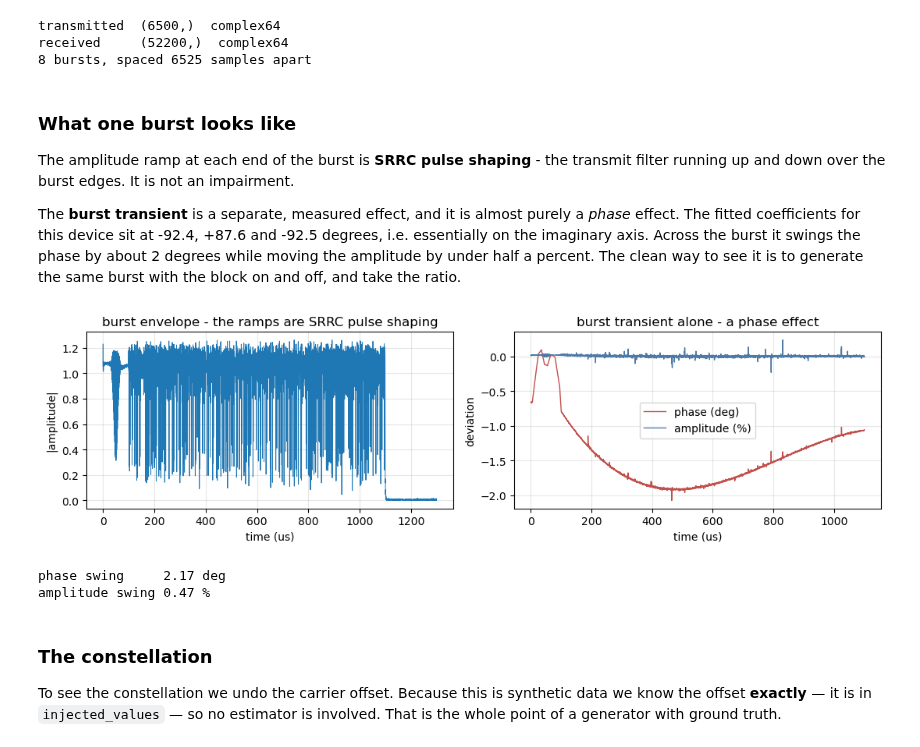
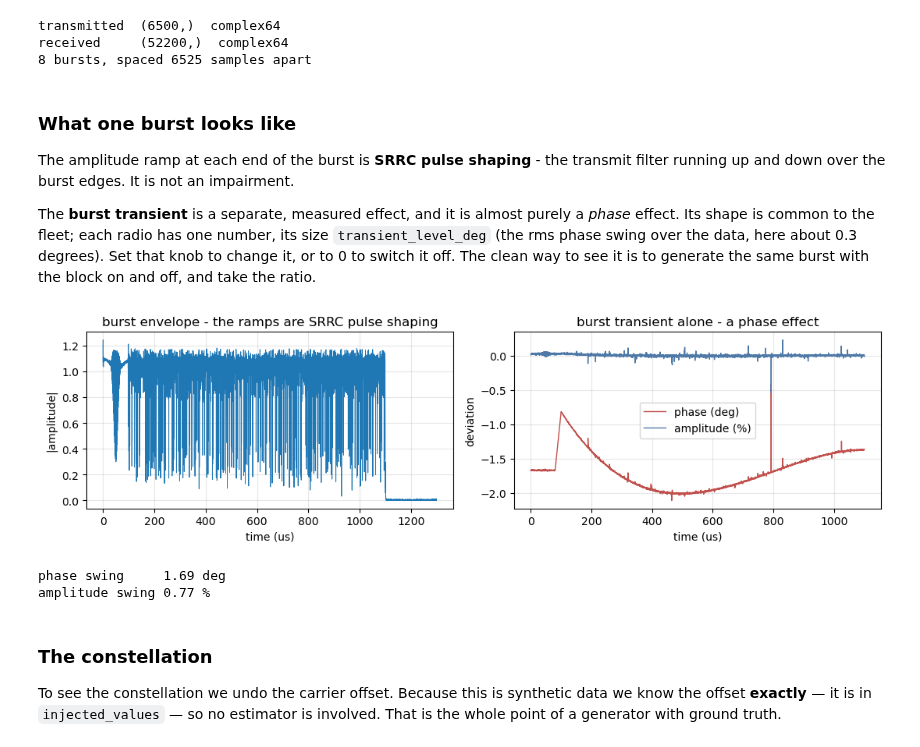
Before and after one commit to SuperStupidness/RF-Fingerprint-Synth, a Jupyter notebook: getting_started.ipynb, the cells around one changed output. Cells and saved outputs as stored; diff of their text form; code cells hidden in the pictures.

Commit message:
Generator improvement and figure regeneration

```diff
--- a/getting_started.ipynb
+++ b/getting_started.ipynb
@@ -191,11 +191,11 @@ transmit filter running up and down over the burst edges. It is not an
 impairment.
 
 The **burst transient** is a separate, measured effect, and it is almost purely
-a *phase* effect. The fitted coefficients for this device sit at -92.4, +87.6
-and -92.5 degrees, i.e. essentially on the imaginary axis. Across the burst it
-swings the phase by about 2 degrees while moving the amplitude by under half a
-percent. The clean way to see it is to generate the same burst with the block
-on and off, and take the ratio.
+a *phase* effect. Its shape is common to the fleet; each radio has one number,
+its size `transient_level_deg` (the rms phase swing over the data, here about
+0.3 degrees). Set that knob to change it, or to 0 to switch it off. The clean
+way to see it is to generate the same burst with the block on and off, and
+take the ratio.
 # %%
 import copy
 
@@ -211,37 +211,37 @@ def burst_from(profile):
                                {}, 1)[1][:generator.BURST_LEN]
 
 with_transient = burst_from(copy.deepcopy(device_profile))
 without_transient = burst_from({**copy.deepcopy(device_profile),
-                                "settling": [], "settling_shape": None})
+                                "transient_level_deg": 0.0})
 
 safe_divisor = np.where(np.abs(without_transient) > 1e-12, without_transient, 1e-12)
 transient_only = with_transient / safe_divisor
 active = slice(0, (generator.N_PRE + generator.N_DATA) * generator.SPS)
 
 transient_phase_deg = np.degrees(np.angle(transient_only[active]))
 transient_amp_pct = (np.abs(transient_only[active]) - 1.0) * 100
 
 fig, axes = plt.subplots(1, 2, figsize=(11, 3.2))
 axes[0].plot(time_us, np.abs(first_burst), lw=0.7)
 axes[0].set_title("burst envelope - the ramps are SRRC pulse shaping")
 axes[0].set_xlabel("time (us)"); axes[0].set_ylabel("|amplitude|")
 axes[0].grid(alpha=0.3)
 
 axes[1].plot(time_us[active], transient_phase_deg, lw=1.0, color="#C1504D",
              label="phase (deg)")
 axes[1].plot(time_us[active], transient_amp_pct, lw=1.0, color="#4E79A7",
              label="amplitude (%)")
 axes[1].set_title("burst transient alone - a phase effect")
 axes[1].set_xlabel("time (us)"); axes[1].set_ylabel("deviation")
 axes[1].legend(); axes[1].grid(alpha=0.3)
 plt.tight_layout(); plt.show()
 
 print(f"phase swing     {np.ptp(transient_phase_deg):.2f} deg")
 print(f"amplitude swing {np.ptp(transient_amp_pct):.2f} %")
 # %% [output]
-[figure, old version]
+[figure, new version]
-phase swing     2.17 deg
-amplitude swing 0.47 %
+phase swing     1.69 deg
+amplitude swing 0.77 %
 # %% [markdown]
 ### The constellation
 
```
Also changed, not shown: parts of 13 cells of this notebook, 23 other files.
